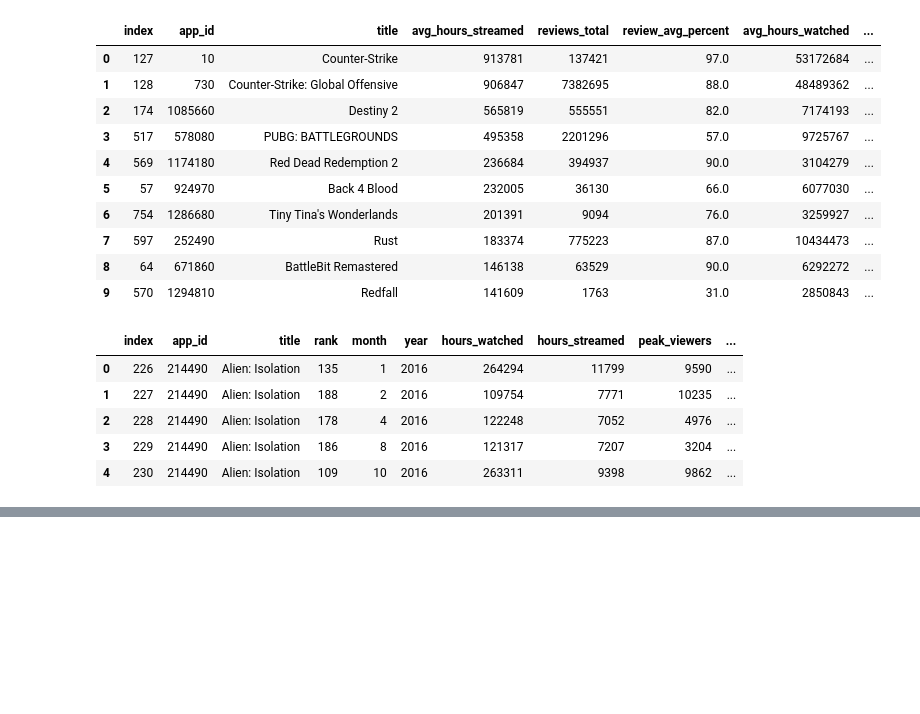
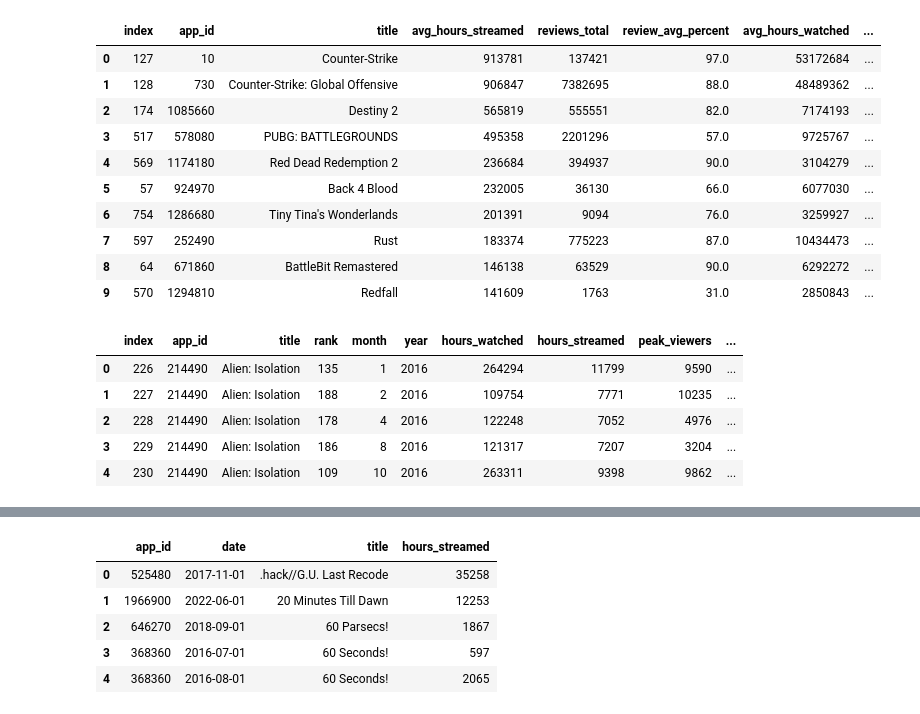
Before and after one commit to rponticelli0/Project_3_Group_7, a Jupyter notebook: hunt_showdown_visualization.ipynb, the cells around one changed output, grey strips where cells are left out. Saved outputs shown, nothing was run; the diff lists cells and outputs as text; code cells hidden in the pictures; blank space fills up the shorter version.

```diff
--- a/ryan_sqlalchemy_template.ipynb
+++ b/hunt_showdown_visualization.ipynb
@@ -291,0 +240,10 @@ for title in specific_titles:
+# %%
+timeseries = hunt_twitch_db[['app_id', 'date', 'title', 'hours_streamed']]
+timeseries.head()
+# %% [output]
+|  | app_id | date | title | hours_streamed |
+| 0 | 525480 | 2017-11-01 | .hack//G.U. Last Recode | 35258 |
+| 1 | 1966900 | 2022-06-01 | 20 Minutes Till Dawn | 12253 |
+| 2 | 646270 | 2018-09-01 | 60 Parsecs! | 1867 |
+| 3 | 368360 | 2016-07-01 | 60 Seconds! | 597 |
+| 4 | 368360 | 2016-08-01 | 60 Seconds! | 2065 |
```
Also changed, not shown: parts of 11 cells of this notebook, 2 other files.
